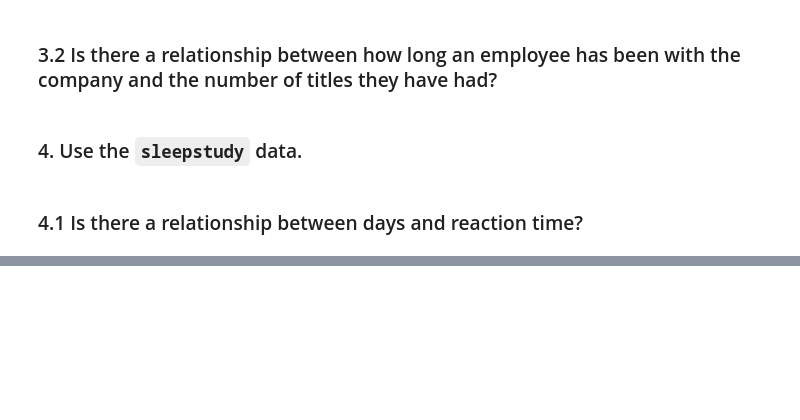
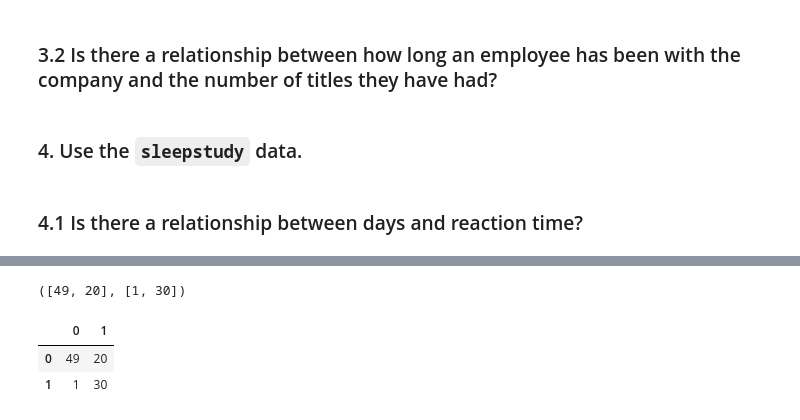
Before and after one commit to QMCBT-JustinEvans/statistics-exercises, a Jupyter notebook: hypothesis_testing.ipynb, the cells around one changed output, grey strips where cells are left out. Drawn from its saved outputs; the diff is of its cells as text; code cells hidden in the pictures; blank space fills up the shorter version.

```diff
--- a/hypothesis_testing.ipynb
+++ b/hypothesis_testing.ipynb
@@ -335,0 +528,12 @@
+# %%
+observed = ([49,20],[1,30])
+observed
+# %% [output]
+([49, 20], [1, 30])
+# %%
+observed = pd.DataFrame(observed)
+observed
+# %% [output]
+|  | 0 | 1 |
+| 0 | 49 | 20 |
+| 1 | 1 | 30 |
```
Also changed, not shown: parts of 44 cells of this notebook.
